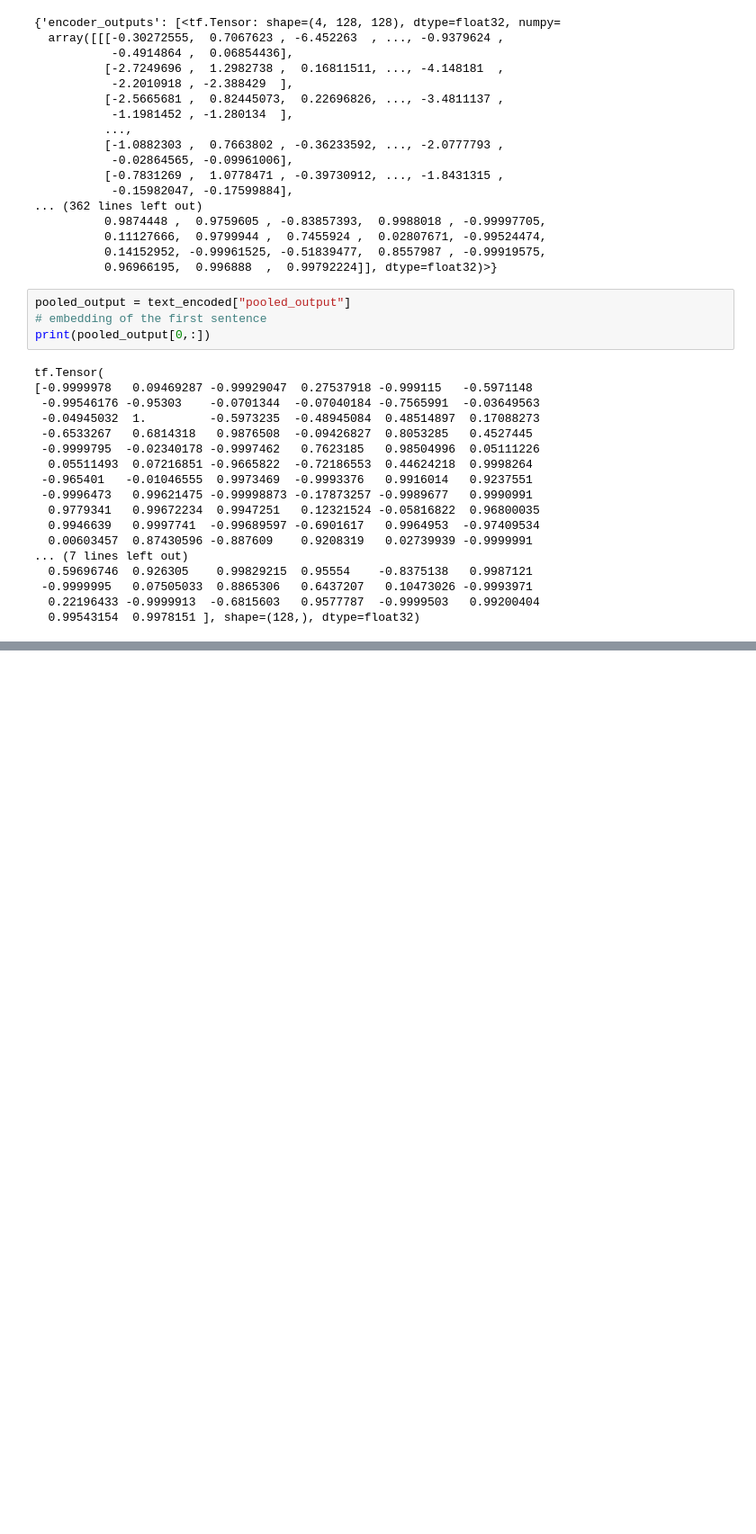
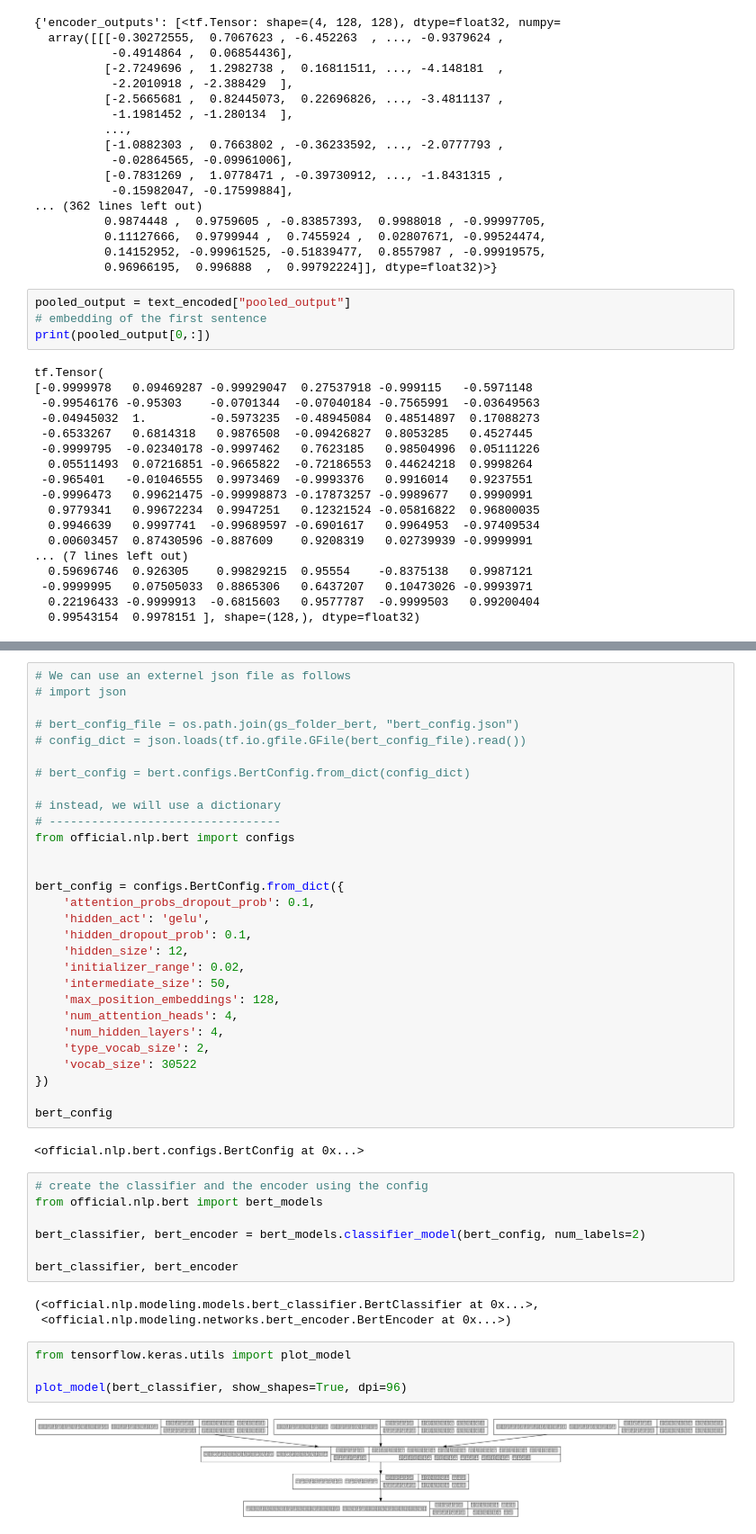
Before and after one commit to projeduc/ESI_TALN, a Jupyter notebook: tuto/CH06/encoding_python_TF_BERT.ipynb, the cells around one changed output, grey strips where cells are left out. Shown: that part at 90% size. Saved outputs shown, nothing was run; the diff lists cells and outputs as text; blank space fills up the shorter version.

Commit message:
tuto encoding: TF-BERT part2

```diff
--- a/tuto/CH06/encoding_python_TF_BERT.ipynb
+++ b/tuto/CH06/encoding_python_TF_BERT.ipynb
@@ -137,0 +543,47 @@ sent = [
+# %%
+# We can use an externel json file as follows
+# import json
+
+# bert_config_file = os.path.join(gs_folder_bert, "bert_config.json")
+# config_dict = json.loads(tf.io.gfile.GFile(bert_config_file).read())
+
+# bert_config = bert.configs.BertConfig.from_dict(config_dict)
+
+# instead, we will use a dictionary
+# ---------------------------------
+from official.nlp.bert import configs
+
+
+bert_config = configs.BertConfig.from_dict({
+    'attention_probs_dropout_prob': 0.1,
+    'hidden_act': 'gelu',
+    'hidden_dropout_prob': 0.1,
+    'hidden_size': 12,
+    'initializer_range': 0.02,
+    'intermediate_size': 50,
+    'max_position_embeddings': 128,
+    'num_attention_heads': 4,
+    'num_hidden_layers': 4,
+    'type_vocab_size': 2,
+    'vocab_size': 30522
+})
+
+bert_config
+# %% [output]
+<official.nlp.bert.configs.BertConfig at 0x...>
+# %%
+# create the classifier and the encoder using the config
+from official.nlp.bert import bert_models
+
+bert_classifier, bert_encoder = bert_models.classifier_model(bert_config, num_labels=2)
+
+bert_classifier, bert_encoder
+# %% [output]
+(<official.nlp.modeling.models.bert_classifier.BertClassifier at 0x...>,
+ <official.nlp.modeling.networks.bert_encoder.BertEncoder at 0x...>)
+# %%
+from tensorflow.keras.utils import plot_model
+
+plot_model(bert_classifier, show_shapes=True, dpi=96)
+# %% [output]
+[figure, added]
```
Also changed, not shown: parts of 48 cells of this notebook, 3 other files.
